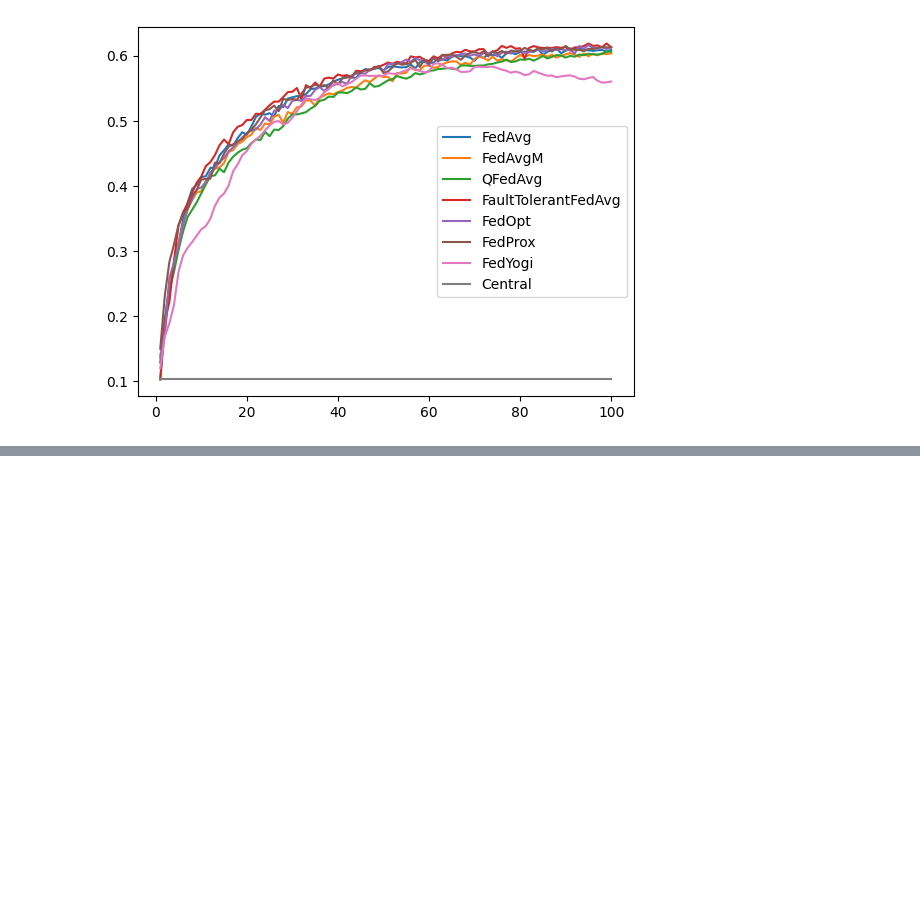
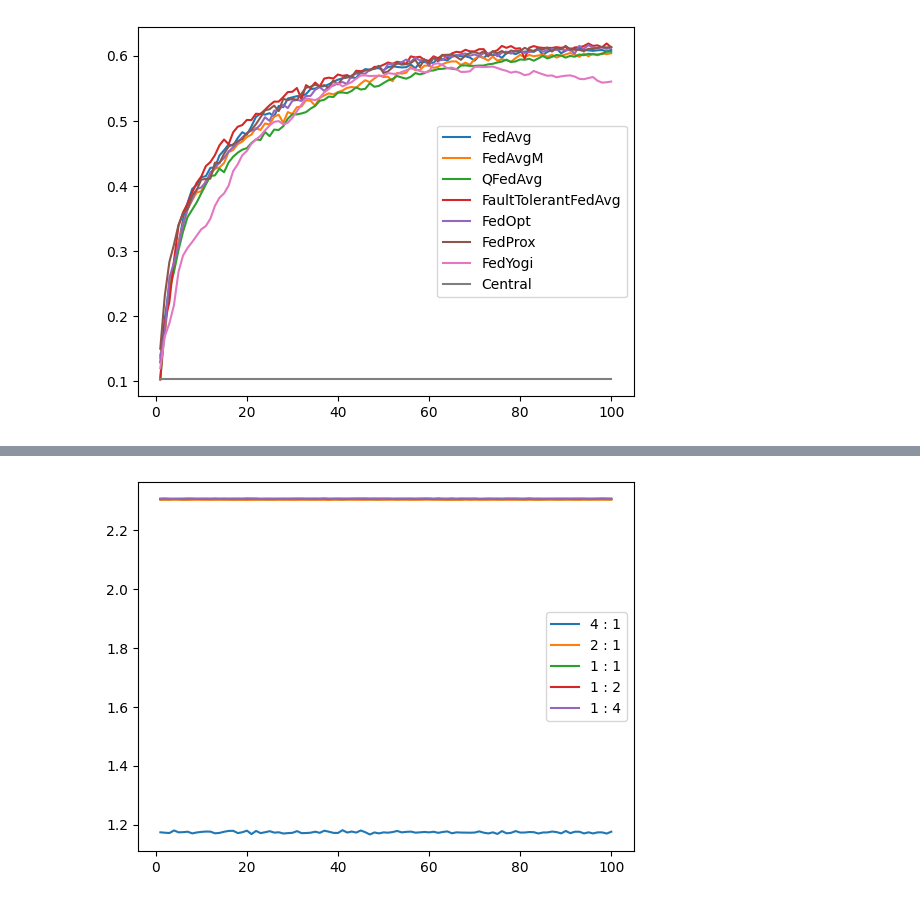
Before and after one commit to hyu-iot/federated-learning, a Jupyter notebook: src/visualize_result.ipynb, the cells around one changed output, grey strips where cells are left out. Drawn from its saved outputs; the diff is of its cells as text; code cells hidden in the pictures; blank space fills up the shorter version.

```diff
--- a/src/visualize_result.ipynb
+++ b/src/visualize_result.ipynb
@@ -32,4 +4,0 @@ print(df_result['strategy'].unique())
-# %%
-df = df_result[df_result['strategy'] == 'FedAvgM'].sort_values(by=['round'])
-print(df.head())
-print(df['c_loss'].values)
@@ -81,0 +42,30 @@ line_accuracy = df_accuracy.plot.line()
+# %%
+RESULT_PATH = "../result/result_exp_fl_scale.csv"
+
+df_result = pd.read_csv(
+    filepath_or_buffer=RESULT_PATH
+)
+
+rounds = sorted(df_result['round'].unique())
+
+df_loss = pd.DataFrame(index=rounds)
+df_accuracy = pd.DataFrame(index=rounds)
+df_recall = pd.DataFrame(index=rounds)
+df_precision = pd.DataFrame(index=rounds)
+df_f1 = pd.DataFrame(index=rounds)
+
+df_fedavg = df_result[df_result['strategy'] == 'FedAvg']
+
+for scale in df_fedavg['fl_scale'].unique():
+    ratio = f"{max(int(1 / scale), 1)} : {max(1, int(scale))}"
+
+    df = df_fedavg[df_fedavg['fl_scale'] == scale].sort_values(by=['round'])
+    df_loss[ratio] = df['c_loss'].values
+    df_accuracy[ratio] = df['c_accuracy'].values
+    df_recall[ratio] = df['c_recall'].values
+    df_precision[ratio] = df['c_precision'].values
+    df_f1[ratio] = df['c_f1_score'].values
+# %%
+line_loss = df_loss.plot.line()
+# %% [output]
+[figure, added]
```
Also changed, not shown: parts of 8 cells of this notebook, 4 other files.
